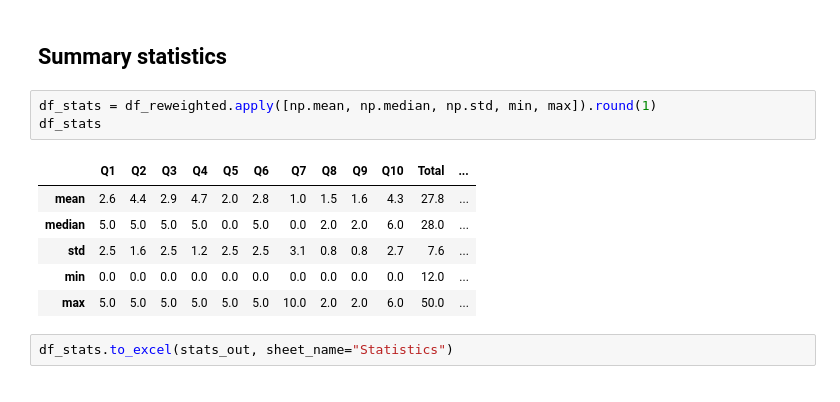
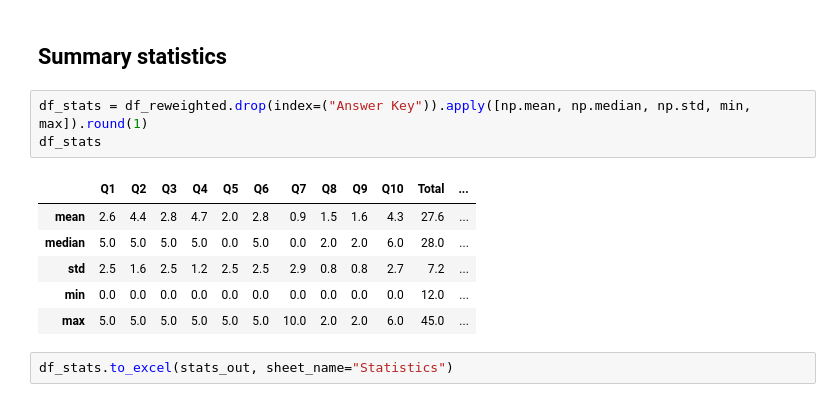
Before and after one commit to phantomachine/MCQ-final, a Jupyter notebook: MCQ-Reweighter.ipynb, the cells around one changed output. Cells and saved outputs as stored; diff of their text form.

Commit message:
Correct bias stats, drop Answer Key marks!

```diff
--- a/MCQ-Reweighter.ipynb
+++ b/MCQ-Reweighter.ipynb
@@ -218,14 +218,14 @@ df_reweighted.style.applymap(pink_or_green)
 # %% [markdown]
 ## Summary statistics
 # %%
-df_stats = df_reweighted.apply([np.mean, np.median, np.std, min, max]).round(1)
+df_stats = df_reweighted.drop(index=("Answer Key")).apply([np.mean, np.median, np.std, min, max]).round(1)
 df_stats
 # %% [output]
 |  | Q1 | Q2 | Q3 | Q4 | Q5 | Q6 | Q7 | Q8 | Q9 | Q10 | Total | ... |
-| mean | 2.6 | 4.4 | 2.9 | 4.7 | 2.0 | 2.8 | 1.0 | 1.5 | 1.6 | 4.3 | 27.8 | ... |
+| mean | 2.6 | 4.4 | 2.8 | 4.7 | 2.0 | 2.8 | 0.9 | 1.5 | 1.6 | 4.3 | 27.6 | ... |
 | median | 5.0 | 5.0 | 5.0 | 5.0 | 0.0 | 5.0 | 0.0 | 2.0 | 2.0 | 6.0 | 28.0 | ... |
-| std | 2.5 | 1.6 | 2.5 | 1.2 | 2.5 | 2.5 | 3.1 | 0.8 | 0.8 | 2.7 | 7.6 | ... |
+| std | 2.5 | 1.6 | 2.5 | 1.2 | 2.5 | 2.5 | 2.9 | 0.8 | 0.8 | 2.7 | 7.2 | ... |
 | min | 0.0 | 0.0 | 0.0 | 0.0 | 0.0 | 0.0 | 0.0 | 0.0 | 0.0 | 0.0 | 12.0 | ... |
-| max | 5.0 | 5.0 | 5.0 | 5.0 | 5.0 | 5.0 | 10.0 | 2.0 | 2.0 | 6.0 | 50.0 | ... |
+| max | 5.0 | 5.0 | 5.0 | 5.0 | 5.0 | 5.0 | 10.0 | 2.0 | 2.0 | 6.0 | 45.0 | ... |
 # %%
 df_stats.to_excel(stats_out, sheet_name="Statistics")
```
